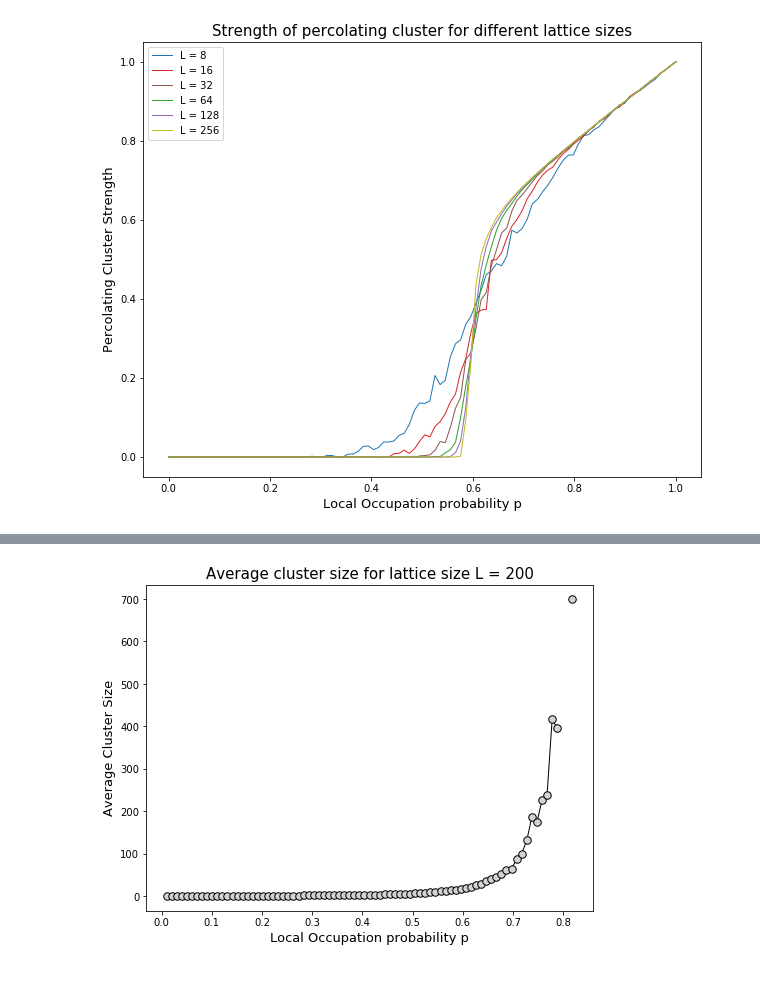
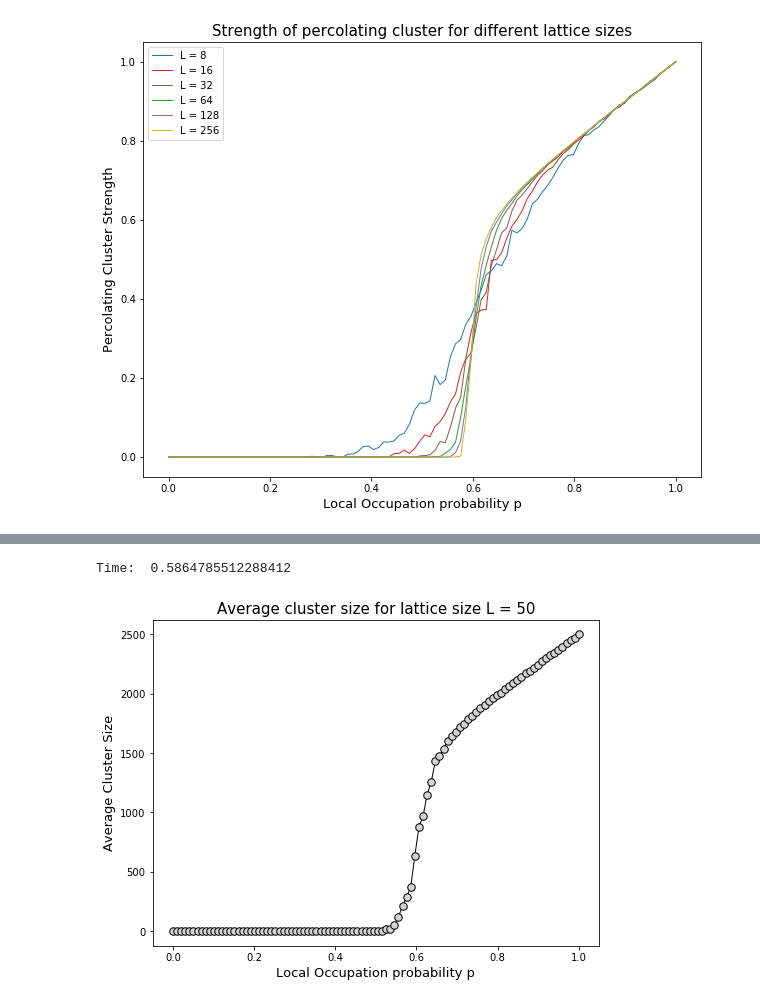
Before and after one commit to erikperez20/Computational_Condensed_Matter_Physics, a Jupyter notebook: Percolation.ipynb, the cells around one changed output, grey strips where cells are left out. Saved outputs shown, nothing was run; the diff lists cells and outputs as text; code cells hidden in the pictures.

```diff
--- a/Percolation.ipynb
+++ b/Percolation.ipynb
@@ -455,10 +434,34 @@ plt.show()
+# %%
+L = 50
+# %%
+start = time.time()
+average_sizes = []
+for pval in probability_values:
+    percolating_clust_size = []
+    for j in range(M_samples):
+
+        lattice = generate_sample(L,pval)
+        lattice_labels = Hoshen_Kapelman(L, lattice).run()
+        percolate_cl = percolating_cluster(lattice_labels)
+
+        if percolate_cl[0] == True:
+            percolating_clust_size.append(extract_percolating_cluster(lattice_labels,percolate_cl[1]))
+        elif percolate_cl[0] == False:
+            percolating_clust_size.append(0)
+
+    average_sizes.append(np.array(percolating_clust_size).mean())
+
+end = time.time()
+print('Time: ',(end-start)/60)
+# %% [output]
+Time:  0.5864785512288412
 # %%
-# fig,ax = plt.subplots(figsize = (8,6))
-# ax.set_xlabel('Local Occupation probability p',fontsize = 13)
-# ax.set_ylabel('Average Cluster Size',fontsize = 13)
-# ax.plot(probability_values[1:], average_sizes, 'o-k',linewidth=1, markersize=7.5, markerfacecolor = 'lightgray',
-#            markeredgecolor = 'k', markeredgewidth = 1)
-# ax.set_title('Average cluster size for lattice size L = 200', fontsize = 15)
-# plt.show()
+fig,ax = plt.subplots(figsize = (8,6))
+ax.set_xlabel('Local Occupation probability p',fontsize = 13)
+ax.set_ylabel('Average Cluster Size',fontsize = 13)
+ax.plot(probability_values, average_sizes, 'o-k',linewidth=1, markersize=7.5, markerfacecolor = 'lightgray',
+           markeredgecolor = 'k', markeredgewidth = 1)
+ax.set_title(f'Average cluster size for lattice size L = {L}', fontsize = 15)
+plt.show()
 # %% [output]
-[figure, old version]
+[figure, new version]
```
Also changed, not shown: parts of 3 cells of this notebook.
